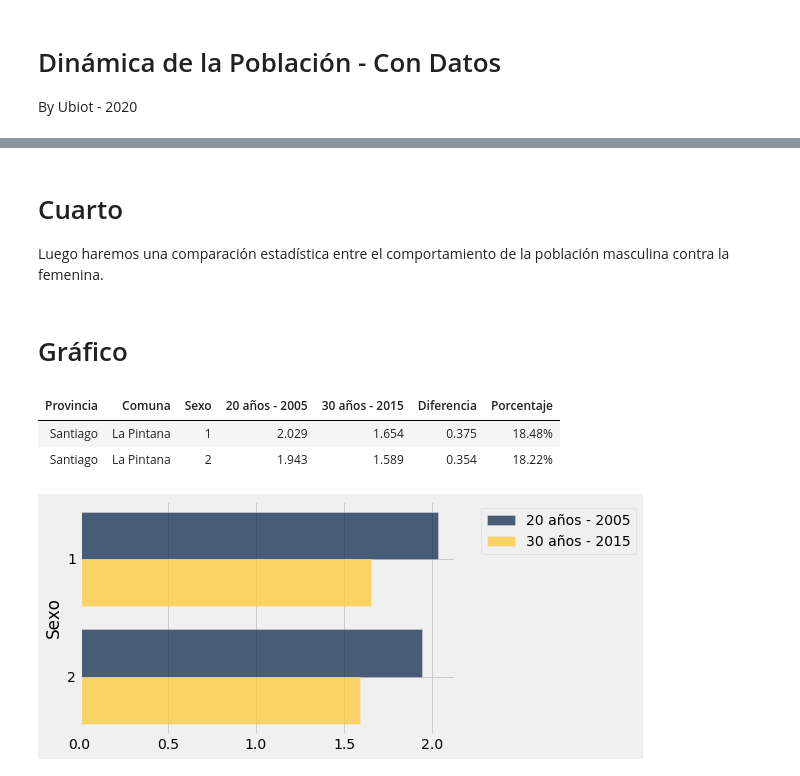
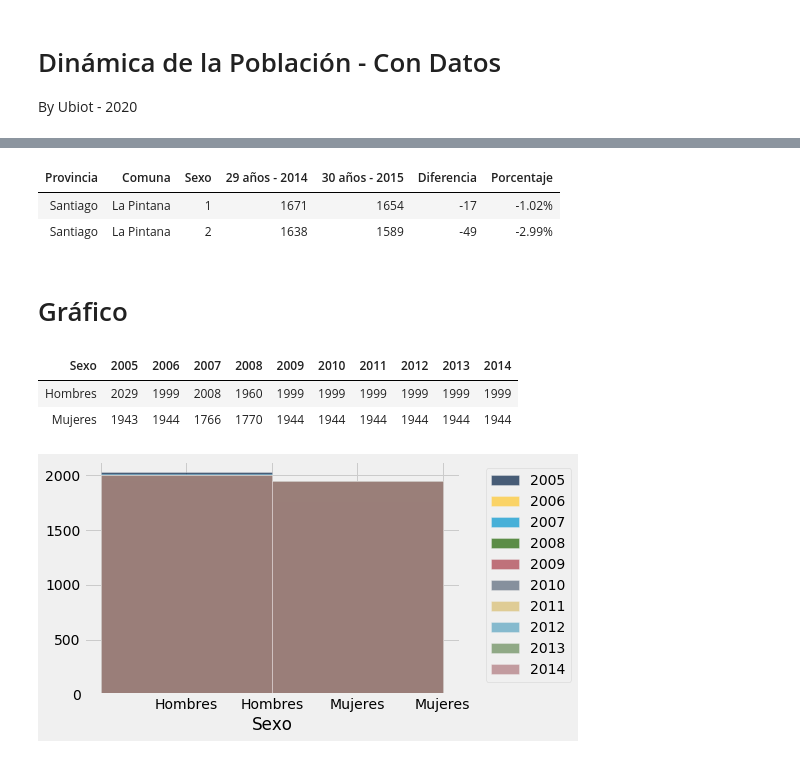
Before and after one commit to rafatorrealba/ConDatos2020, a Jupyter notebook: Dinamica de la Poblacion Extendida.ipynb, the cells around one changed output, grey strips where cells are left out. Saved outputs shown, nothing was run; the diff lists cells and outputs as text; code cells hidden in the pictures.

```diff
--- a/Dinamica de la Poblacion Extendida.ipynb
+++ b/Dinamica de la Poblacion Extendida.ipynb
@@ -50,0 +89,14 @@ pob1.set_format("Porcentaje", PercentFormatter)
+# %%
+veinte3 = Table().with_columns(
+    "Provincia", poblacion.where(poblacion.column("Edad"), 23).column("Provincia"),
+    "Comuna", poblacion.where(poblacion.column("Edad"), 23).column("Comuna"),
+    "Sexo", poblacion.where(poblacion.column("Edad"), 23).column("Sexo"),
+    "23 años - 2008", (poblacion.where(poblacion.column("Edad"), 23).column("a2008") * 1000),
+    "24 años - 2009", (poblacion.where(poblacion.column("Edad"), 24).column("a2009") * 1000)
+)
+
+pob_23 = veinte3.with_columns(
+    "Diferencia", (veinte3.column("24 años - 2009") - (veinte3.column("23 años - 2008"))),
+    "Porcentaje", ((veinte3.column("24 años - 2009") - (veinte3.column("23 años - 2008"))) / veinte3.column("23 años - 2008"))
+)
+pob_23.set_format("Porcentaje", PercentFormatter)
@@ -70,17 +209,47 @@ Teniendo los datos validamos las posibles causas de la dinámica: relaciones, an
-# %% [markdown]
-# Cuarto
-Luego haremos una comparación estadística entre el comportamiento de la población masculina contra la femenina.
+# %%
+veinte9 = Table().with_columns(
+    "Provincia", poblacion.where(poblacion.column("Edad"), 29).column("Provincia"),
+    "Comuna", poblacion.where(poblacion.column("Edad"), 29).column("Comuna"),
+    "Sexo", poblacion.where(poblacion.column("Edad"), 29).column("Sexo"),
+    "29 años - 2014", (poblacion.where(poblacion.column("Edad"), 29).column("a2014") * 1000),
+    "30 años - 2015", (poblacion.where(poblacion.column("Edad"), 30).column("a2015") * 1000)
+)
+
+pob_29 = veinte9.with_columns(
+    "Diferencia", (veinte9.column("30 años - 2015") - (veinte9.column("29 años - 2014"))),
+    "Porcentaje", ((veinte9.column("30 años - 2015") - (veinte9.column("29 años - 2014"))) / veinte9.column("29 años - 2014"))
+)
+pob_29.set_format("Porcentaje", PercentFormatter)
+# %% [output]
+| Provincia | Comuna | Sexo | 29 años - 2014 | 30 años - 2015 | Diferencia | Porcentaje |
+| Santiago | La Pintana | 1 | 1671 | 1654 | -17 | -1.02% |
+| Santiago | La Pintana | 2 | 1638 | 1589 | -49 | -2.99% |
 # %% [markdown]
 # Gráfico
-# %%
-#Se unen ambas tablas
-total = pob1.append(pob2)
-total
-# %% [output]
-| Provincia | Comuna | Sexo | 20 años - 2005 | 30 años - 2015 | Diferencia | Porcentaje |
-| Santiago | La Pintana | 1 | 2.029 | 1.654 | 0.375 | 18.48% |
-| Santiago | La Pintana | 2 | 1.943 | 1.589 | 0.354 | 18.22% |
-# %%
-total.select(2, 3, 4).barh("Sexo")
-# %% [output]
-[figure, removed]
+# %%
+gen = make_array('Hombres', 'Mujeres')
+
+#Se une cada tabla
+total = Table().with_columns(
+    "Sexo", gen,
+    "2005", pob_20.column(3),
+    "2006", pob_21.column(3),
+    "2007", pob_22.column(3),
+    "2008", pob_23.column(3),
+    "2009", pob_21.column(3),
+    "2010", pob_21.column(3),
+    "2011", pob_21.column(3),
+    "2012", pob_21.column(3),
+    "2013", pob_21.column(3),
+    "2014", pob_21.column(3),
+)
+
+total
+# %% [output]
+| Sexo | 2005 | 2006 | 2007 | 2008 | 2009 | 2010 | 2011 | 2012 | 2013 | 2014 |
+| Hombres | 2029 | 1999 | 2008 | 1960 | 1999 | 1999 | 1999 | 1999 | 1999 | 1999 |
+| Mujeres | 1943 | 1944 | 1766 | 1770 | 1944 | 1944 | 1944 | 1944 | 1944 | 1944 |
+# %%
+total.bar("Sexo")
+# %% [output]
+[figure, added]
```
Also changed, not shown: parts of 22 cells of this notebook.
